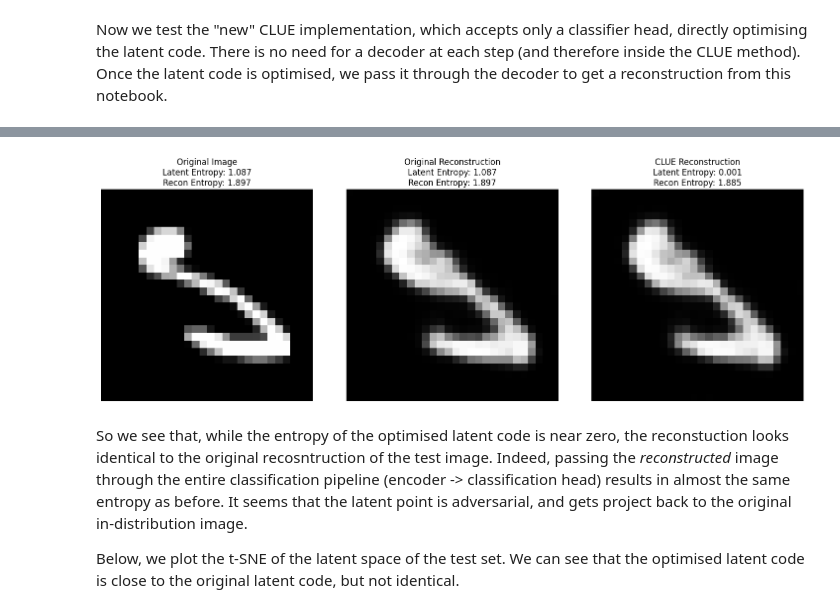
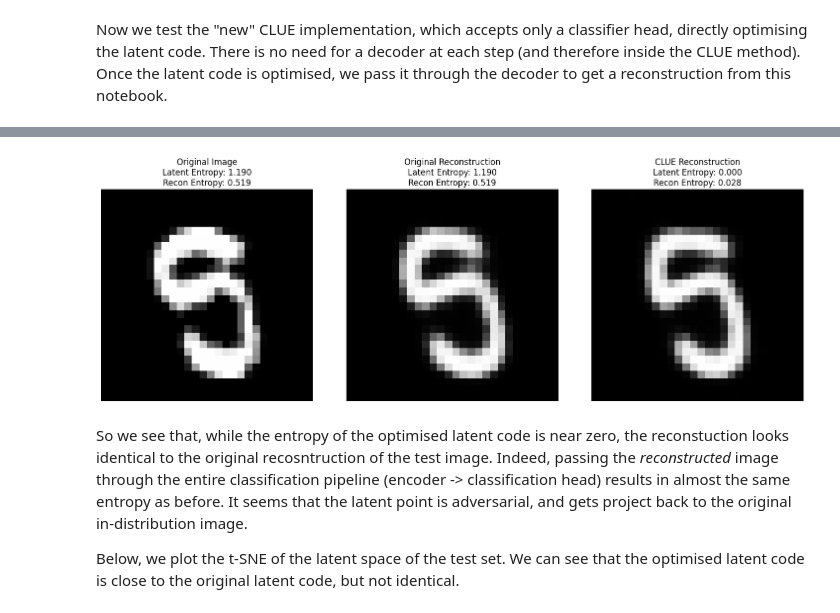
Before and after one commit to confinlay/Bayesian-CE, a Jupyter notebook: MyImplementation/testing_notebooks/test-new-clue.ipynb, the cells around one changed output, grey strips where cells are left out. Cells and saved outputs as stored; diff of their text form; code cells hidden in the pictures.

Commit message:
testing BLL clue

```diff
--- a/MyImplementation/testing_notebooks/test-new-clue.ipynb
+++ b/MyImplementation/testing_notebooks/test-new-clue.ipynb
@@ -156,7 +156,7 @@ Now we test the "new" CLUE implementation, which accepts only a classifier head,
 Once the latent code is optimised, we pass it through the decoder to get a reconstruction from this notebook.
 # %%
 # Get the most uncertain image and its latent representation
-most_uncertain_idx = sorted_data_indices[4]
+most_uncertain_idx = sorted_data_indices[2]
 uncertain_image, _ = testset[most_uncertain_idx]
 uncertain_image = uncertain_image.to(device).unsqueeze(0)  # Add batch dimension
 
@@ -170,13 +170,14 @@ clue = new_CLUE.NewCLUE(
     classifier=classifier.classifier,
     z0=z0,
     uncertainty_weight=1.0,
-    distance_weight=0.01,
+    distance_weight=0.0001,
     lr=0.1,
-    device=device
+    device=device,
+    bayesian=False
 )
 
 # Optimize to find explanation
-z_explained = clue.optimize(steps=50)
+z_explained = clue.optimize(steps=200)
 
 # Generate reconstructions using decoder
 with torch.no_grad():
@@ -248,4 +249,4 @@ Step 49: Loss: 0.0757, Entropy: 0.0005, Distance: 7.5242
-[figure, old version]
+[figure, new version]
 # %% [markdown]
 So we see that, while the entropy of the optimised latent code is near zero, the reconstuction looks identical to the original recosntruction of the test image. Indeed, passing the _reconstructed_ image through the entire classification pipeline (encoder -> classification head) results in almost the same entropy as before. It seems that the latent point is adversarial, and gets project back to the original in-distribution image.
 
```
Also changed, not shown: parts of 1 cell of this notebook, 12 other files.
